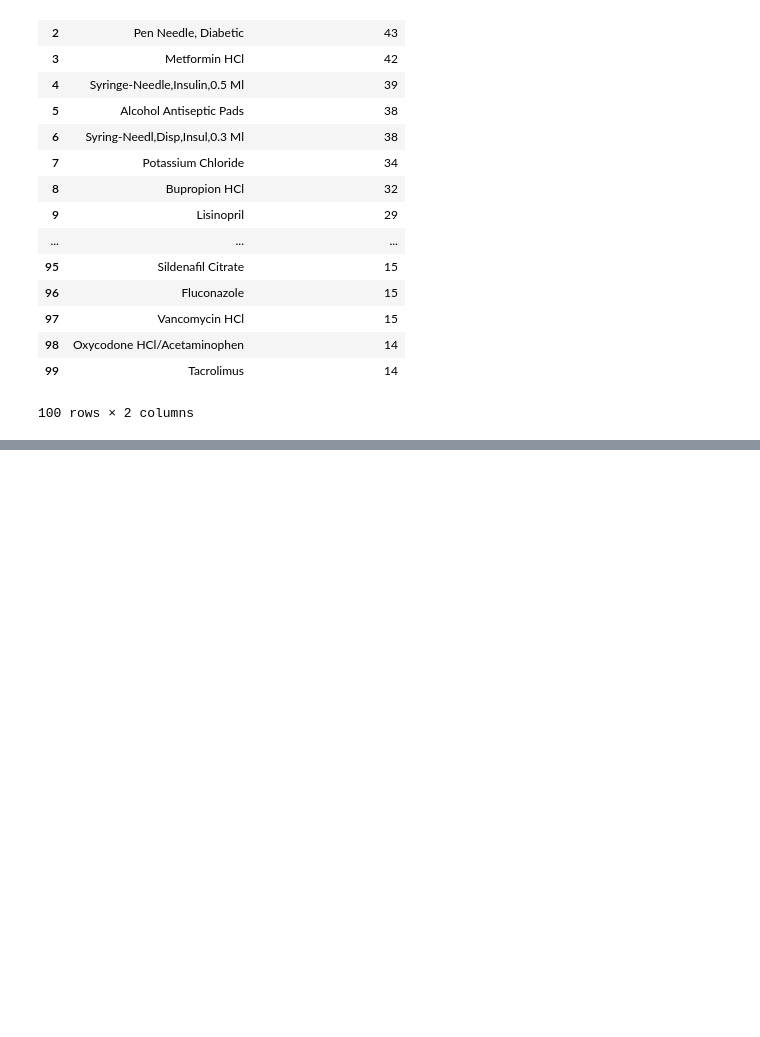
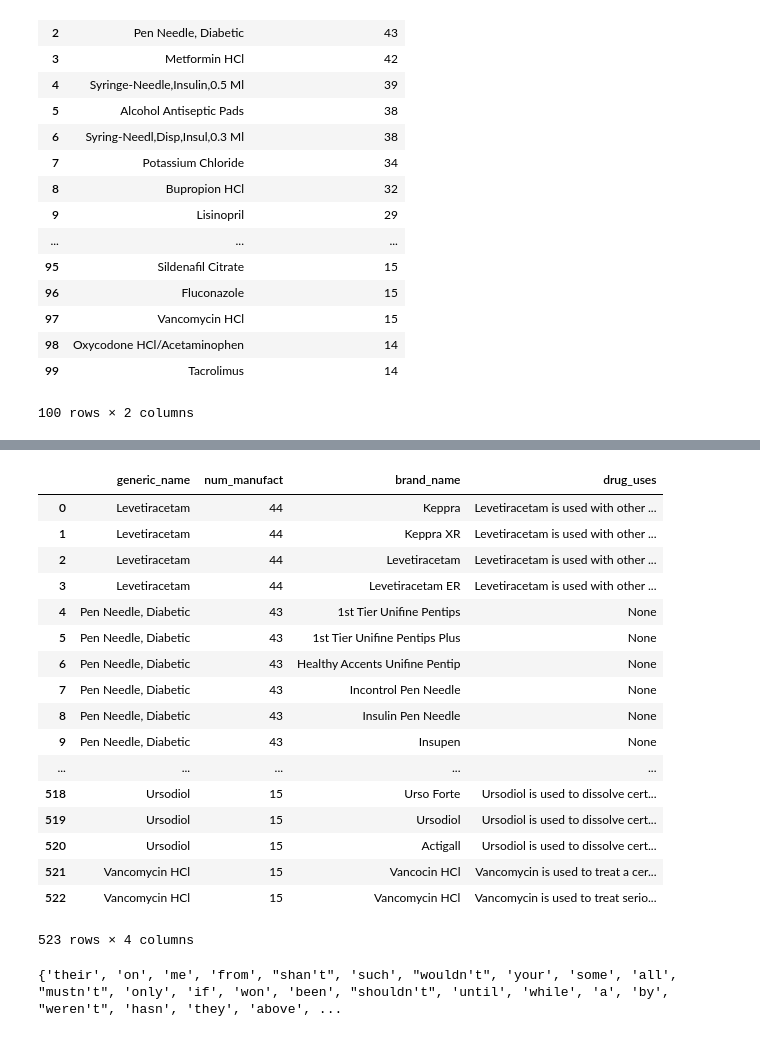
Before and after one commit to darya-akimova/medicare_spending_analysis, a Jupyter notebook: Medicare Part D Spending (2012-2016) Analysis.ipynb, the cells around one changed output, grey strips where cells are left out. Cells and saved outputs as stored; diff of their text form; code cells hidden in the pictures; blank space fills up the shorter version.

```diff
--- a/Medicare Part D Spending (2012-2016) Analysis.ipynb
+++ b/Medicare Part D Spending (2012-2016) Analysis.ipynb
@@ -655,0 +685,21 @@ sorted(top_by_manufact['generic_name'].tolist())
+# %%
+top_manu_w_use
+# %% [output]
+|  | generic_name | num_manufact | brand_name | drug_uses |
+| 0 | Levetiracetam | 44 | Keppra | Levetiracetam is used with other ... |
+| 1 | Levetiracetam | 44 | Keppra XR | Levetiracetam is used with other ... |
+| 2 | Levetiracetam | 44 | Levetiracetam | Levetiracetam is used with other ... |
+| 3 | Levetiracetam | 44 | Levetiracetam ER | Levetiracetam is used with other ... |
+| 4 | Pen Needle, Diabetic | 43 | 1st Tier Unifine Pentips | None |
+| 5 | Pen Needle, Diabetic | 43 | 1st Tier Unifine Pentips Plus | None |
+| 6 | Pen Needle, Diabetic | 43 | Healthy Accents Unifine Pentip | None |
+| 7 | Pen Needle, Diabetic | 43 | Incontrol Pen Needle | None |
+| 8 | Pen Needle, Diabetic | 43 | Insulin Pen Needle | None |
+| 9 | Pen Needle, Diabetic | 43 | Insupen | None |
+| ... | ... | ... | ... | ... |
+| 518 | Ursodiol | 15 | Urso Forte | Ursodiol is used to dissolve cert... |
+| 519 | Ursodiol | 15 | Ursodiol | Ursodiol is used to dissolve cert... |
+| 520 | Ursodiol | 15 | Actigall | Ursodiol is used to dissolve cert... |
+| 521 | Vancomycin HCl | 15 | Vancocin HCl | Vancomycin is used to treat a cer... |
+| 522 | Vancomycin HCl | 15 | Vancomycin HCl | Vancomycin is used to treat serio... |
+523 rows × 4 columns
@@ -655,0 +708,6 @@ sorted(top_by_manufact['generic_name'].tolist())
+# %%
+from nltk.corpus import stopwords
+stop_words=set(stopwords.words("english"))
+print(stop_words)
+# %% [output]
+{'their', 'on', 'me', 'from', "shan't", 'such', "wouldn't", 'your', 'some', 'all', "mustn't", 'only', 'if', 'won', 'been', "shouldn't", 'until', 'while', 'a', 'by', "weren't", 'hasn', 'they', 'above', ...
```
Also changed, not shown: parts of 15 cells of this notebook, 3 other files.
